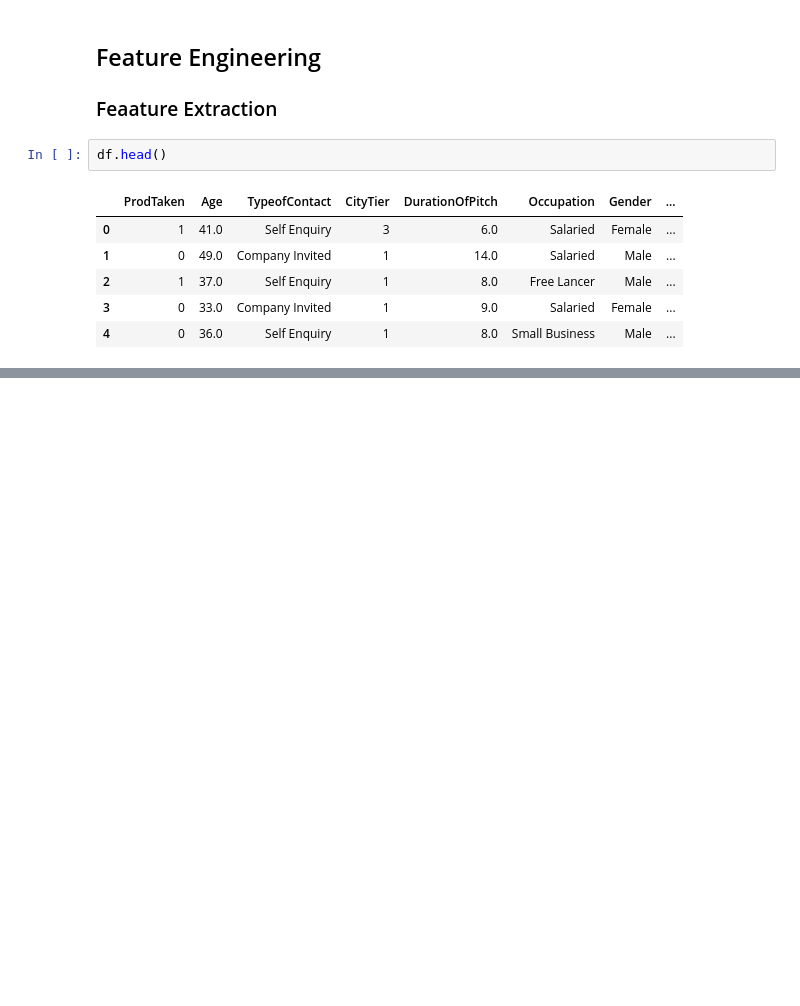
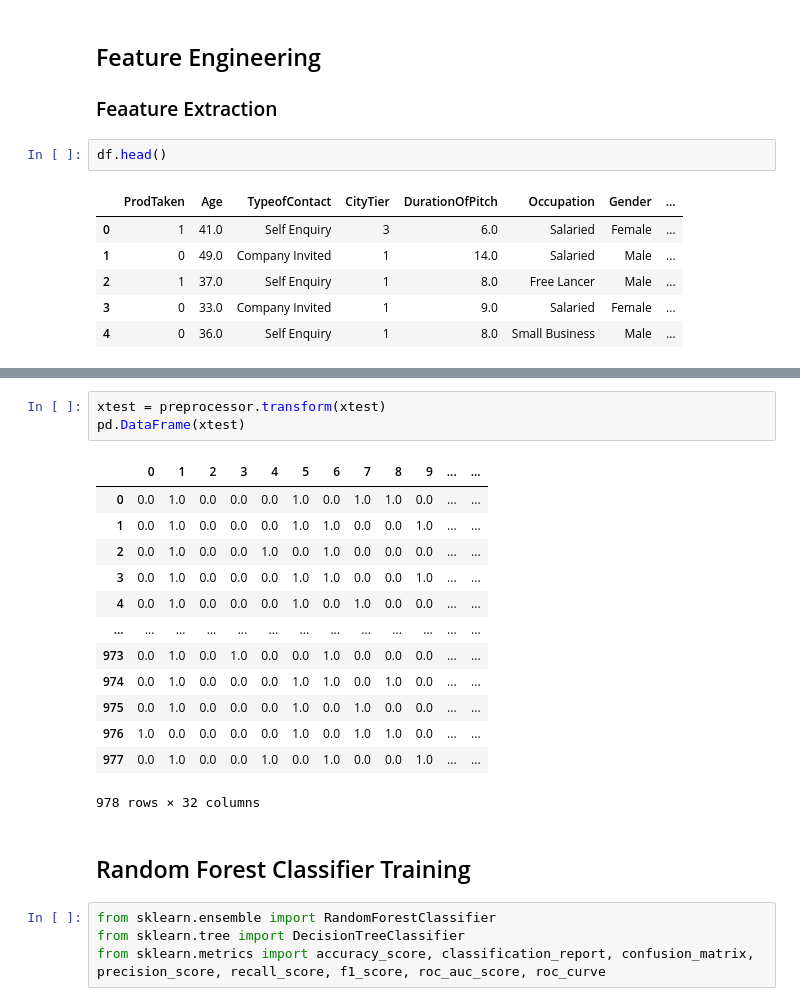
Before and after one commit to Soumo31428/RandomForestClassification, a Jupyter notebook: Random_Forest_Classification_Implementation.ipynb, the cells around one changed output, grey strips where cells are left out. Drawn from its saved outputs; the diff is of its cells as text; blank space fills up the shorter version.

```diff
--- a/Random_Forest_Classification_Implementation.ipynb
+++ b/Random_Forest_Classification_Implementation.ipynb
@@ -216,0 +284,23 @@ Number of categorical features 6
+# %%
+xtest = preprocessor.transform(xtest)
+pd.DataFrame(xtest)
+# %% [output]
+|  | 0 | 1 | 2 | 3 | 4 | 5 | 6 | 7 | 8 | 9 | ... | ... |
+| 0 | 0.0 | 1.0 | 0.0 | 0.0 | 0.0 | 1.0 | 0.0 | 1.0 | 1.0 | 0.0 | ... | ... |
+| 1 | 0.0 | 1.0 | 0.0 | 0.0 | 0.0 | 1.0 | 1.0 | 0.0 | 0.0 | 1.0 | ... | ... |
+| 2 | 0.0 | 1.0 | 0.0 | 0.0 | 1.0 | 0.0 | 1.0 | 0.0 | 0.0 | 0.0 | ... | ... |
+| 3 | 0.0 | 1.0 | 0.0 | 0.0 | 0.0 | 1.0 | 1.0 | 0.0 | 0.0 | 1.0 | ... | ... |
+| 4 | 0.0 | 1.0 | 0.0 | 0.0 | 0.0 | 1.0 | 0.0 | 1.0 | 0.0 | 0.0 | ... | ... |
+| ... | ... | ... | ... | ... | ... | ... | ... | ... | ... | ... | ... | ... |
+| 973 | 0.0 | 1.0 | 0.0 | 1.0 | 0.0 | 0.0 | 1.0 | 0.0 | 0.0 | 0.0 | ... | ... |
+| 974 | 0.0 | 1.0 | 0.0 | 0.0 | 0.0 | 1.0 | 1.0 | 0.0 | 1.0 | 0.0 | ... | ... |
+| 975 | 0.0 | 1.0 | 0.0 | 0.0 | 0.0 | 1.0 | 0.0 | 1.0 | 0.0 | 0.0 | ... | ... |
+| 976 | 1.0 | 0.0 | 0.0 | 0.0 | 0.0 | 1.0 | 0.0 | 1.0 | 1.0 | 0.0 | ... | ... |
+| 977 | 0.0 | 1.0 | 0.0 | 0.0 | 1.0 | 0.0 | 1.0 | 0.0 | 0.0 | 1.0 | ... | ... |
+978 rows × 32 columns
+# %% [markdown]
+## Random Forest Classifier Training
+# %%
+from sklearn.ensemble import RandomForestClassifier
+from sklearn.tree import DecisionTreeClassifier
+from sklearn.metrics import accuracy_score, classification_report, confusion_matrix, precision_score, recall_score, f1_score, roc_auc_score, roc_curve
```
Also changed, not shown: parts of 11 cells of this notebook.
